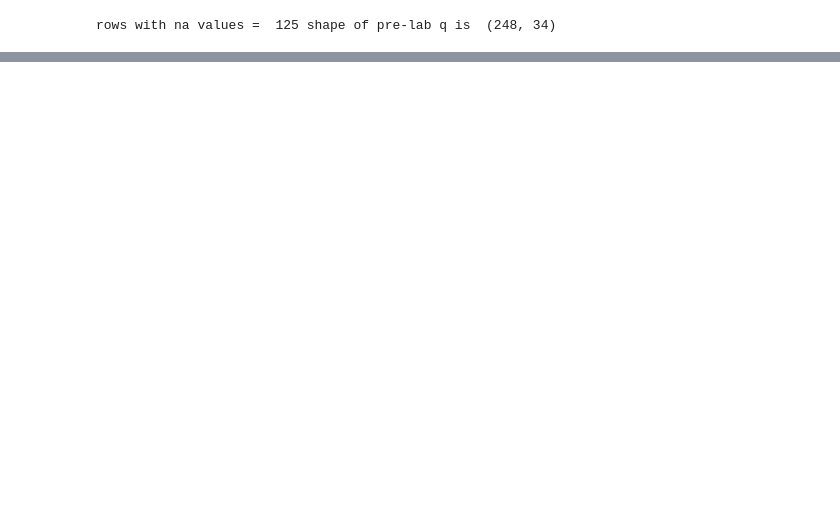
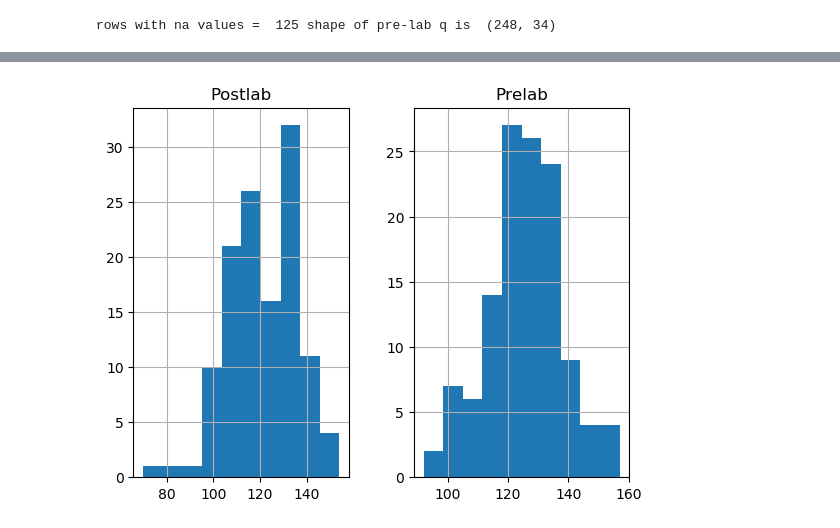
Before and after one commit to Devejya/project, a Jupyter notebook: project_test.ipynb, the cells around one changed output, grey strips where cells are left out. Cells and saved outputs as stored; diff of their text form; code cells hidden in the pictures; blank space fills up the shorter version.

```diff
--- a/project_test.ipynb
+++ b/project_test.ipynb
@@ -103,0 +101,39 @@ NameError: name 'q_df' is not defined
+# %%
+# Data Preprocessing
+
+# Frequency Table (TODO: Change for overall score instead of per question score.)
+frequency_dataframe_columns = ['Q1p1','Q1p2','Q1p3','Q1p4','Q1p5','Q2p1'
+,'Q2p2','Q2p3','Q2p4','Q2p5','Q2p6','Q2p7','Q2p8','Q2p9','Q2p10','Q2p11',
+'Q3p1','Q3p2','Q3p3','Q3p4','Q4p1','Q4p2','Q4p3','Q4p4','Q4p5','Q4p6',
+'Q4p7','Q5p1','Q5p1','Q5p3','Q5p4','Q5p5','Q5p6','Q5p7']
+frequency_table = []
+for col in postlab_q.columns:
+    frequency_table.append(list(postlab_q[col].value_counts().sort_index()))
+frequency_df = pd.DataFrame(frequency_table).transpose()
+frequency_df.columns = frequency_dataframe_columns
+frequency_df.index = [1,2,3,4,5]
+frequency_df
+
+# Find The Sum of Scores per student Pre and Post Lab TODO: Once attitude weights are available, use that to find overall score
+pre_post_lab = pd.DataFrame(list(zip(list(prelab_q.sum(axis=1)), list(postlab_q.sum(axis=1)))), columns=["Prelab", "Postlab"])
+
+
+# Plotting Side-by-Side Histogram
+
+fig, ax = plt.subplots(len(q_df.columns), 3, figsize=(12,60))
+fig.suptitle("Histograms showing Student Answers Question 1 (all subquestions) of the Attitude Survey")
+
+for side, q_df in enumerate((prelab_q, postlab_q)):
+    y = 0
+    for subq in q_df.columns:
+        # ax[y,side].set_title('Q1 Before')
+        ax[y,side].hist(q_df[subq], density=True, bins=5, color=['blue', 'orange'][side])
+        y += 1
+
+y = 0
+for subq in prelab_q.columns:
+    ax[y,2].hist((prelab_q[subq], postlab_q[subq]), density=True, bins=5, label=['Pre', 'Post'])
+    y += 1
+
+
+plt.show()
@@ -104,3 +172,8 @@ NameError: name 'q_df' is not defined
+# %%
+pre_post_lab.hist()
+plt.show()
+# %% [output]
+[figure, added]
 # %%
 prelab_q.head()
 # %% [output]
```
Also changed, not shown: parts of 15 cells of this notebook.
